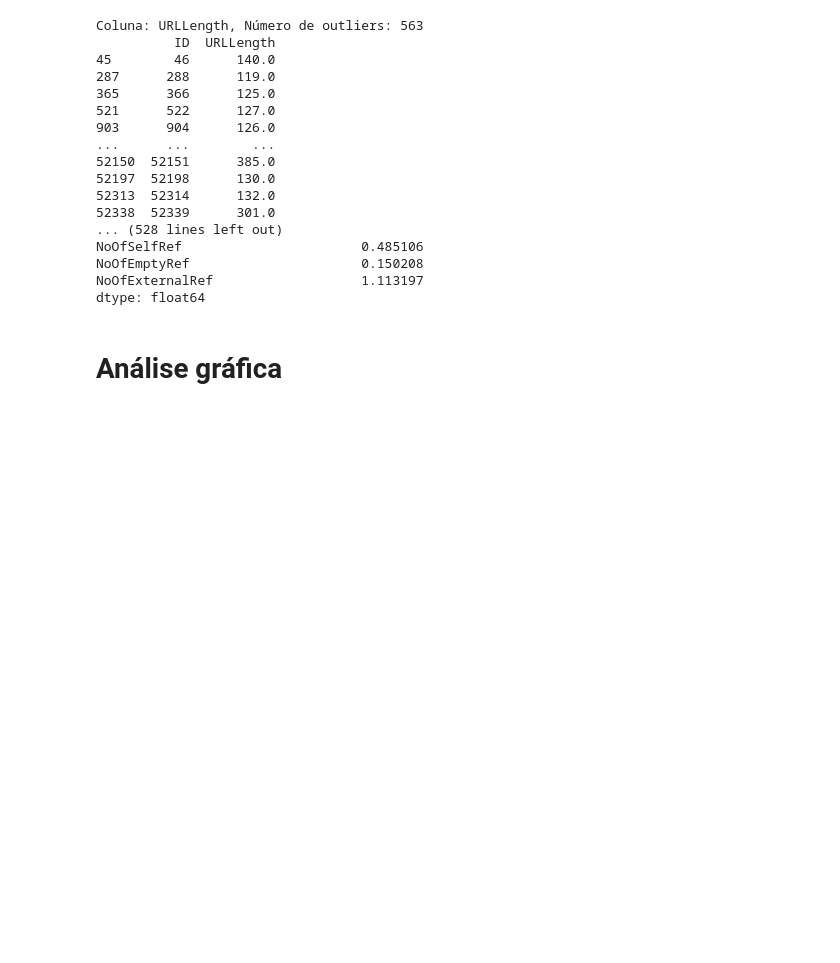
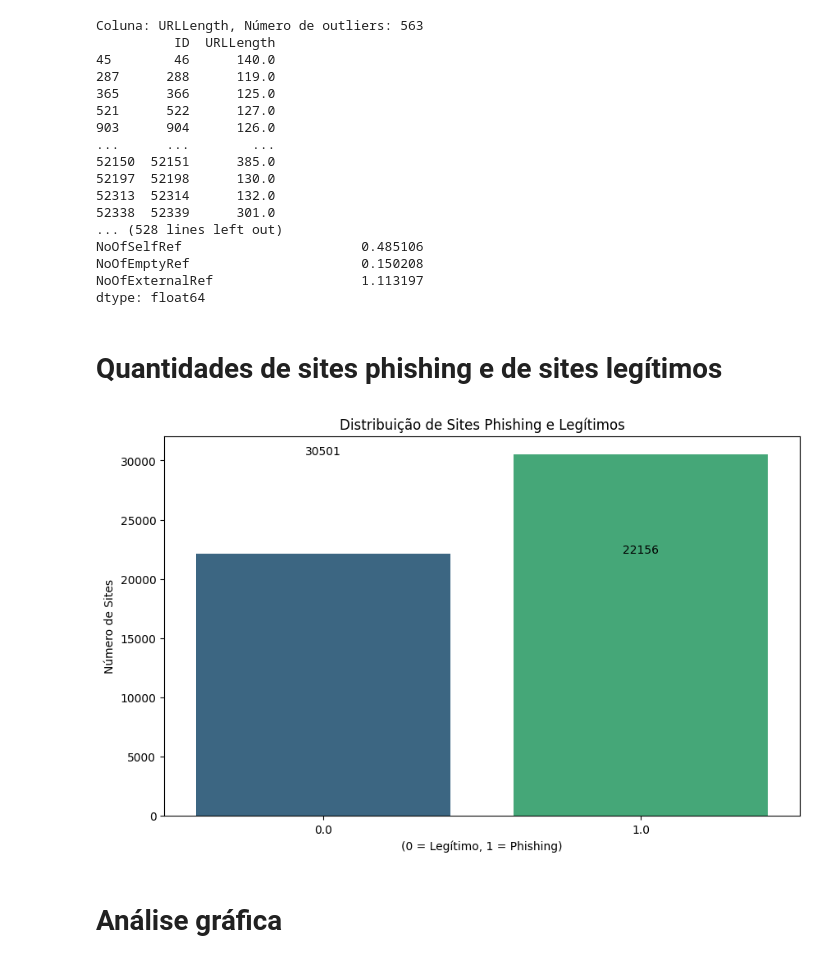
Before and after one commit to RicardoKermit/Ciber_group6, a Jupyter notebook: Projeto/Main.ipynb, the cells around one changed output. Cells and saved outputs as stored; diff of their text form; code cells hidden in the pictures; blank space fills up the shorter version.

Commit message:
update gráficos

```diff
--- a/Projeto/Main.ipynb
+++ b/Projeto/Main.ipynb
@@ -309,5 +308,36 @@ NoOfSelfRef                       0.485106
 NoOfEmptyRef                      0.150208
 NoOfExternalRef                   1.113197
 dtype: float64
+# %% [markdown]
+# Quantidades de sites phishing e de sites legítimos
+# %%
+import pandas as pd
+import seaborn as sns
+import matplotlib.pyplot as plt
+
+# Verificar a existência da coluna 'label'
+if 'label' not in df.columns:
+    raise ValueError("A coluna 'label' não está presente no DataFrame.")
+
+# Contar o número de sites phishing e legítimos
+label_counts = df['label'].value_counts().reset_index()
+label_counts.columns = ['label', 'count']
+
+# Criar um gráfico de barras
+plt.figure(figsize=(10, 6))
+sns.barplot(data=label_counts, x='label', y='count', hue='label', palette='viridis', dodge=False, legend=False)
+
+# Adicionar títulos e rótulos
+plt.title('Distribuição de Sites Phishing e Legítimos')
+plt.xlabel('(0 = Legítimo, 1 = Phishing)')
+plt.ylabel('Número de Sites')
+
+# Adicionar rótulos de contagem nas barras
+for i in range(len(label_counts)):
+    plt.text(x=i, y=label_counts['count'][i] + 0.5, s=label_counts['count'][i], ha='center')
+
+plt.show()
+# %% [output]
+[figure, added]
 # %% [markdown]
 # Análise gráfica
```
Also changed, not shown: parts of 3 cells of this notebook.
